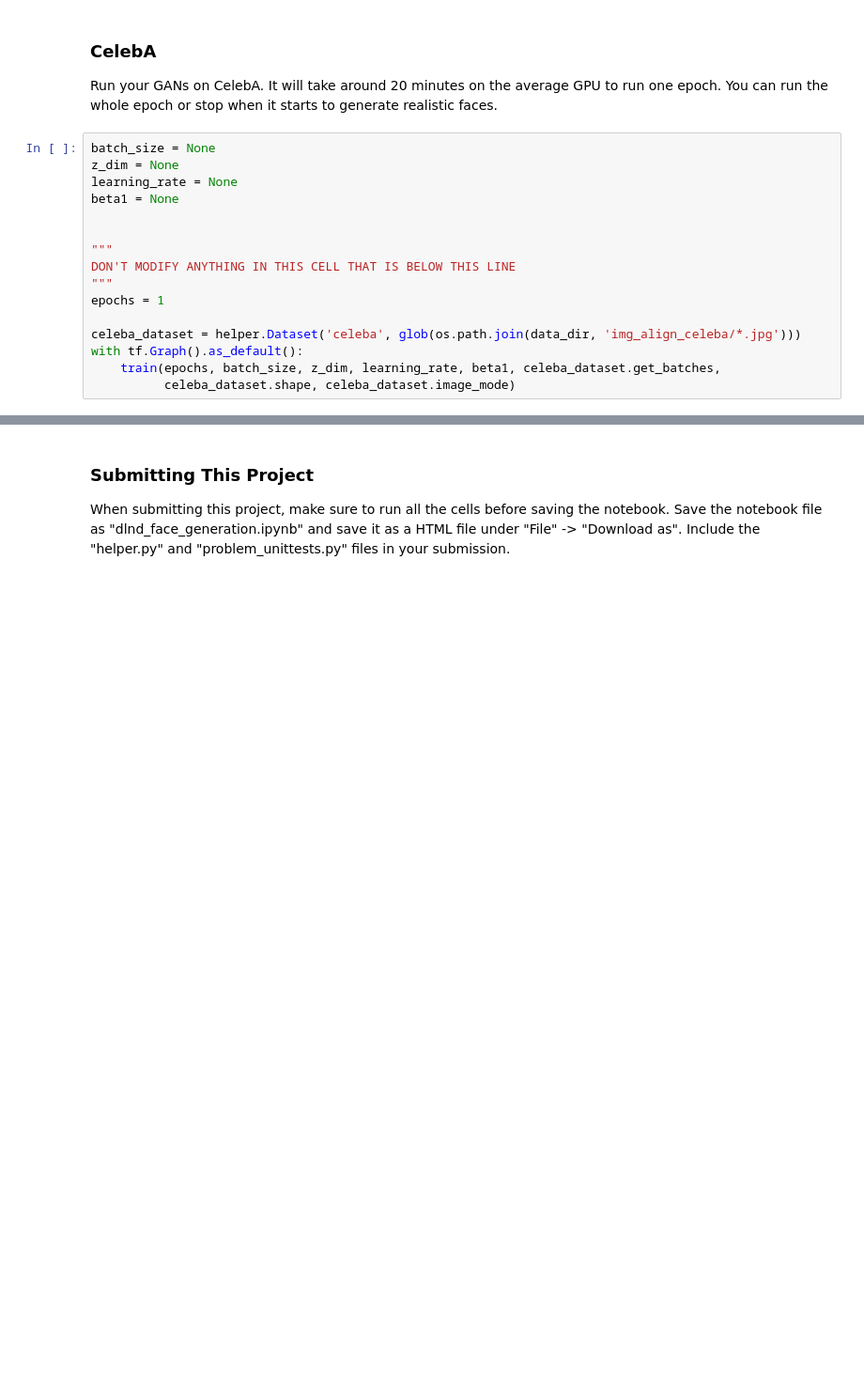
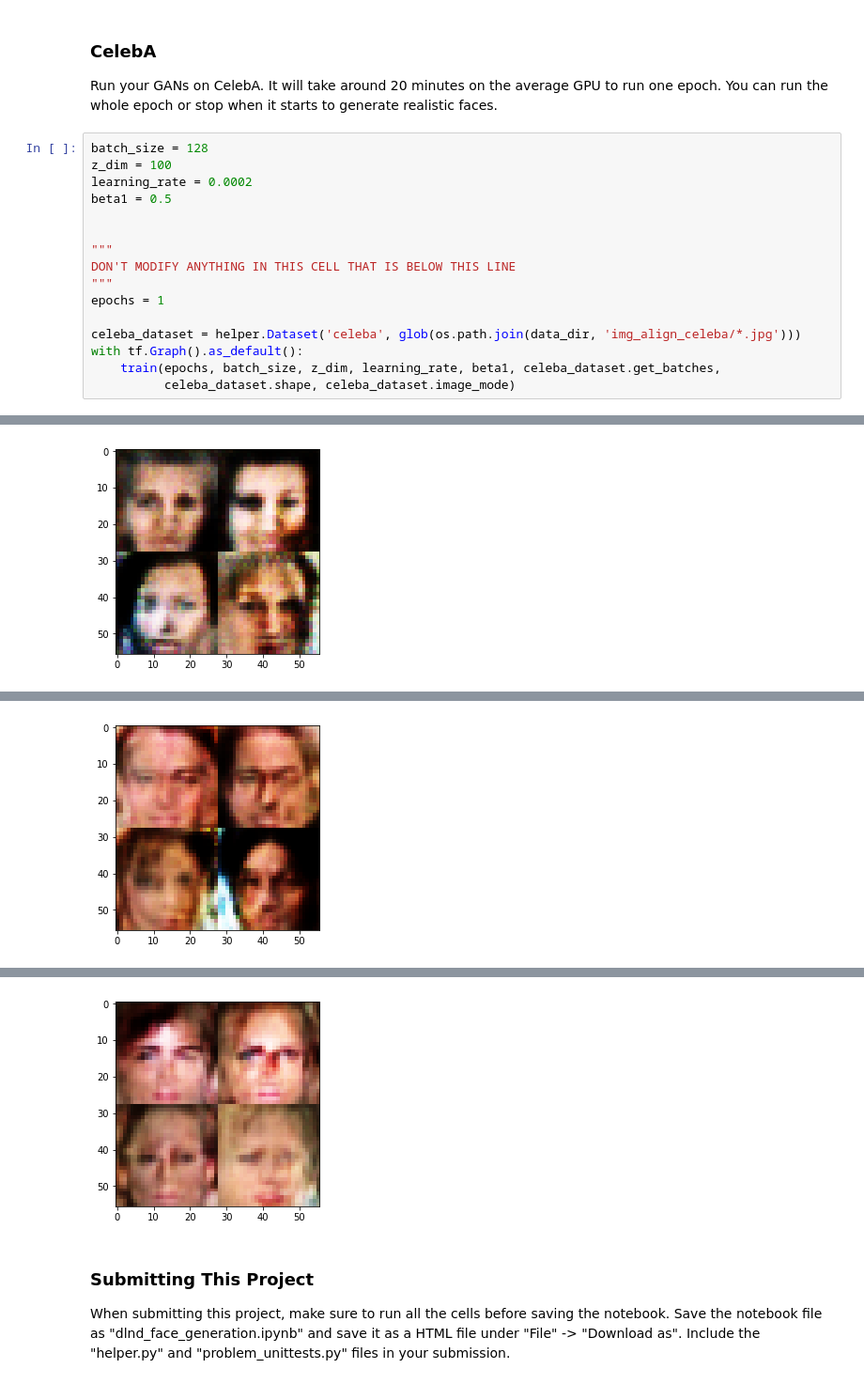
Before and after one commit to aadithya93/my_deepleanring_nd, a Jupyter notebook: face_generation/dlnd_face_generation.ipynb, the cells around one changed output, grey strips where cells are left out. Shown: that part at 94% size. Saved outputs shown, nothing was run; the diff lists cells and outputs as text; blank space fills up the shorter version.

```diff
--- a/face_generation/dlnd_face_generation.ipynb
+++ b/face_generation/dlnd_face_generation.ipynb
@@ -424,10 +418,10 @@ Epoch 2/2 Discriminator loss: 0.8985 Generator loss: 1.6327
 ### CelebA
 Run your GANs on CelebA.  It will take around 20 minutes on the average GPU to run one epoch.  You can run the whole epoch or stop when it starts to generate realistic faces.
 # %%
-batch_size = None
-z_dim = None
-learning_rate = None
-beta1 = None
+batch_size = 128
+z_dim = 100
+learning_rate = 0.0002
+beta1 = 0.5
 
 
 """
@@ -439,3 +433,4 @@ celeba_dataset = helper.Dataset('celeba', glob(os.path.join(data_dir, 'img_align
 with tf.Graph().as_default():
     train(epochs, batch_size, z_dim, learning_rate, beta1, celeba_dataset.get_batches,
           celeba_dataset.shape, celeba_dataset.image_mode)
+# %% [output]
@@ -441,0 +438 @@ with tf.Graph().as_default():
+[figure, added]
@@ -441,0 +440 @@ with tf.Graph().as_default():
+[figure, added]
@@ -442,3 +442,4 @@ with tf.Graph().as_default():
+[figure, added]
 # %% [markdown]
 ### Submitting This Project
 When submitting this project, make sure to run all the cells before saving the notebook. Save the notebook file as "dlnd_face_generation.ipynb" and save it as a HTML file under "File" -> "Download as". Include the "helper.py" and "problem_unittests.py" files in your submission.
```
Also changed, not shown: parts of 9 cells of this notebook.
